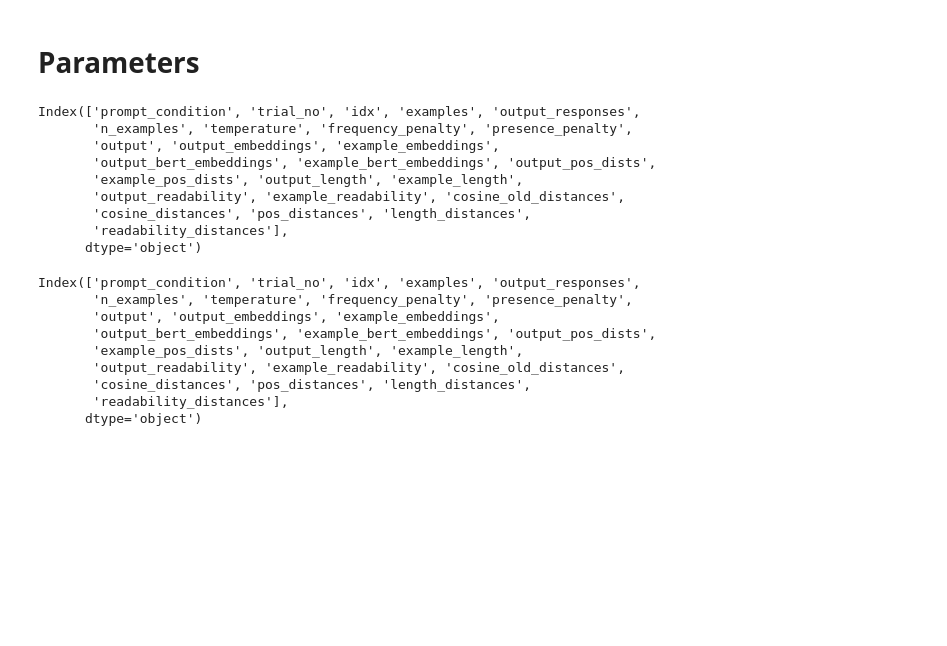
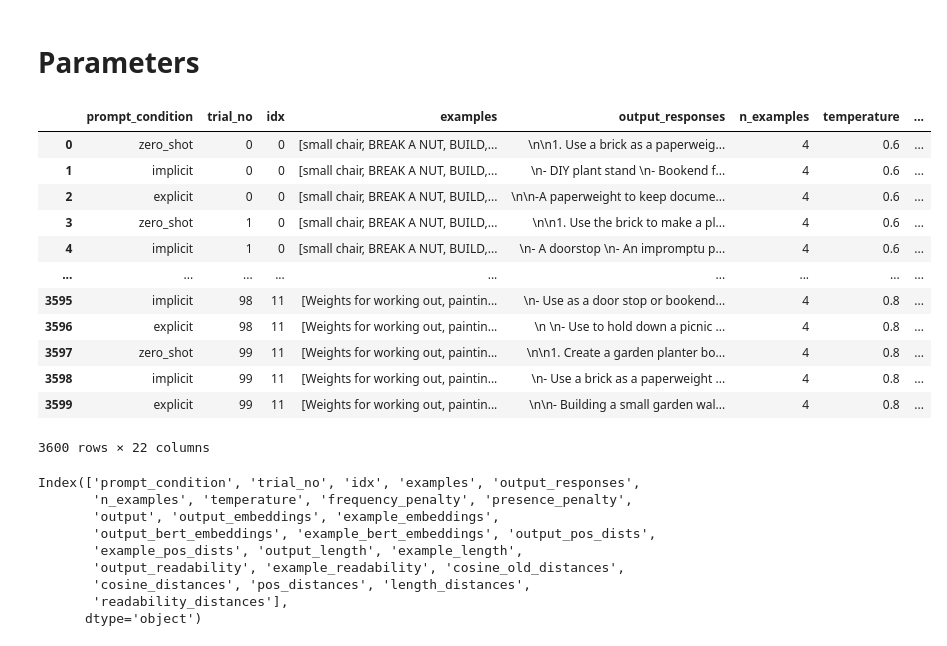
Before and after one commit to josh-ashkinaze/netcreate, a Jupyter notebook: scripts/prompt_analysis/prompt_analysis.ipynb, the cells around one changed output. Saved outputs shown, nothing was run; the diff lists cells and outputs as text; code cells hidden in the pictures; blank space fills up the shorter version.

Commit message:
update notebook of prompt analysis

```diff
--- a/scripts/prompt_analysis/prompt_analysis.ipynb
+++ b/scripts/prompt_analysis/prompt_analysis.ipynb
@@ -401,17 +147,21 @@ for iv in ivs:
 # %% [markdown]
 # Parameters
 # %%
-res.columns
+res
 # %% [output]
+|  | prompt_condition | trial_no | idx | examples | output_responses | n_examples | temperature | ... |
+| 0 | zero_shot | 0 | 0 | [small chair, BREAK A NUT, BUILD,... | \n\n1. Use a brick as a paperweig... | 4 | 0.6 | ... |
+| 1 | implicit | 0 | 0 | [small chair, BREAK A NUT, BUILD,... | \n- DIY plant stand \n- Bookend f... | 4 | 0.6 | ... |
+| 2 | explicit | 0 | 0 | [small chair, BREAK A NUT, BUILD,... | \n\n-A paperweight to keep docume... | 4 | 0.6 | ... |
+| 3 | zero_shot | 1 | 0 | [small chair, BREAK A NUT, BUILD,... | \n\n1. Use the brick to make a pl... | 4 | 0.6 | ... |
+| 4 | implicit | 1 | 0 | [small chair, BREAK A NUT, BUILD,... | \n- A doorstop \n- An impromptu p... | 4 | 0.6 | ... |
+| ... | ... | ... | ... | ... | ... | ... | ... | ... |
+| 3595 | implicit | 98 | 11 | [Weights for working out, paintin... | \n- Use as a door stop or bookend... | 4 | 0.8 | ... |
+| 3596 | explicit | 98 | 11 | [Weights for working out, paintin... | \n \n- Use to hold down a picnic ... | 4 | 0.8 | ... |
+| 3597 | zero_shot | 99 | 11 | [Weights for working out, paintin... | \n\n1. Create a garden planter bo... | 4 | 0.8 | ... |
+| 3598 | implicit | 99 | 11 | [Weights for working out, paintin... | \n- Use a brick as a paperweight ... | 4 | 0.8 | ... |
+| 3599 | explicit | 99 | 11 | [Weights for working out, paintin... | \n\n- Building a small garden wal... | 4 | 0.8 | ... |
-Index(['prompt_condition', 'trial_no', 'idx', 'examples', 'output_responses',
-       'n_examples', 'temperature', 'frequency_penalty', 'presence_penalty',
-       'output', 'output_embeddings', 'example_embeddings',
-       'output_bert_embeddings', 'example_bert_embeddings', 'output_pos_dists',
-       'example_pos_dists', 'output_length', 'example_length',
-       'output_readability', 'example_readability', 'cosine_old_distances',
-       'cosine_distances', 'pos_distances', 'length_distances',
-       'readability_distances'],
-      dtype='object')
+3600 rows × 22 columns
 # %%
 res.columns
 # %% [output]
```
Also changed, not shown: parts of 10 cells of this notebook, 1 other file.
